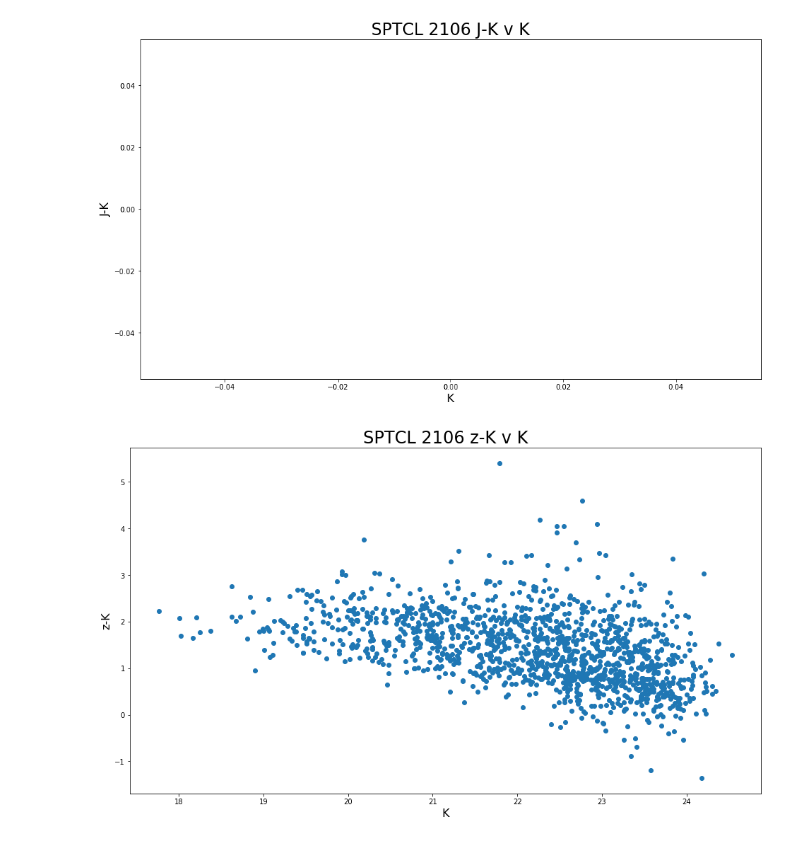
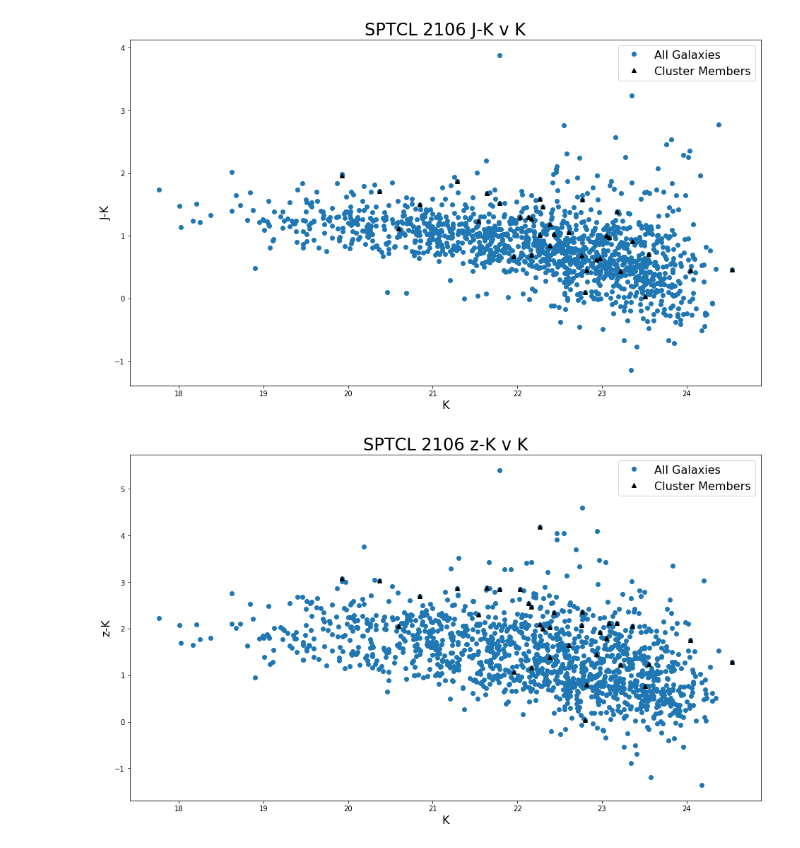
Before and after one commit to slafontaine1/GOGREEN-Color-Magnitude-Plots, a Jupyter notebook: SPTCL_2106_color_magnitude_plots.ipynb, the cells around one changed output. Drawn from its saved outputs; the diff is of its cells as text; code cells hidden in the pictures.

```diff
--- a/SPTCL_2106_color_magnitude_plots.ipynb
+++ b/SPTCL_2106_color_magnitude_plots.ipynb
@@ -5,6 +5,7 @@ from matplotlib import pyplot as plt
 
 UVJinfo = pd.read_csv('UBVJ_MASTER_SPTCL_2106.csv')
 KJzRinfo = pd.read_csv('SPTCL_2106_totalall_HAWKIKs_photom.csv')
+SPECZ_Match = pd.read_csv('SPTCL_2106_SPECZ_MATCHED.csv')
 
 ID = KJzRinfo.id
 k_flux = KJzRinfo.HAWKIKs_tot
@@ -18,6 +19,15 @@ CLUSTERZ = UVJinfo.CLUSTERZ
 indivz = UVJinfo.INDIVZ
 U_V = UVJinfo.U_V
 V_J = UVJinfo.V_J
+source = SPECZ_Match.source
+quality = SPECZ_Match.quality
+specZ = SPECZ_Match.spec_z
+
+
+#The Cluster Redshift from Balough et al.
+clustZ = 1.320
+#source(1=GOGREEN,2=GCLASS,3=SPT,4=FORS2,5=NED)
+zmember=-0.0066712819*(1+clustZ)+clustZ
 
 
 
@@ -43,7 +53,16 @@ for i in range(len(k_star)):
     a=a+1
 
 
-goodJK = np.where((k_star < 0.97) & (mask ==0) & (~np.isnan(J_K[i]) == True))
-goodzK = np.where((k_star < 0.97) & (mask ==0) & (~np.isnan(z_K[i]) == True))
-goodRK = np.where((k_star < 0.97) & (mask ==0) & (~np.isnan(R_K[i]) == True))
+goodJK = np.where((k_star < 0.97) & (mask ==0) & (~np.isnan(J_K) == True))
+goodzK = np.where((k_star < 0.97) & (mask ==0) & (~np.isnan(z_K) == True))
+goodRK = np.where((k_star < 0.97) & (mask ==0) & (~np.isnan(R_K) == True))
 goodUVJ = np.where((k_star < 0.97) & (mask ==0))
+
+print(JMINK[goodJK])
+
+#The Selection conditions for picking cluster members photometric redshifts within 0.05 of the cluster redshift.  These variables are the chosen indecies for quality members.
+
+i_goodJK_member = np.where((k_star < 0.97) & (mask ==0) & (~np.isnan(J_K) == True) & (abs(clustZ-indivz) < 0.05))
+i_goodzK_member = np.where((k_star < 0.97) & (mask ==0) & (~np.isnan(z_K) == True) & (abs(clustZ-indivz) < 0.05))
+i_goodRK_member = np.where((k_star < 0.97) & (mask ==0) & (~np.isnan(R_K) == True) & (abs(clustZ-indivz) < 0.05))
+i_goodUVJ_member = np.where((k_star < 0.97) & (mask ==0) & (abs(clustZ-indivz) < 0.05))
@@ -50,21 +77,25 @@ goodUVJ = np.where((k_star < 0.97) & (mask ==0))
 # %%
 title = 'SPTCL 2106'
 plt.figure(figsize=(16,9))
-plt.plot(KMAG[goodJK], JMINK[goodJK], 'o')
+plt.plot(KMAG[goodJK], JMINK[goodJK], 'o', label="All Galaxies")
+plt.plot(KMAG[i_goodJK_member], JMINK[i_goodJK_member], '^', color = 'black', label="Cluster Members")
 plt.title(title + ' J-K v K', fontsize = 24)
 plt.xlabel('K', fontsize = 16)
 plt.ylabel('J-K', fontsize = 16)
+plt.legend(fontsize=16)
 plt.show()
 # %% [output]
-[figure, old version]
+[figure, new version]
 # %%
 plt.figure(figsize=(16,9))
-plt.plot(KMAG[goodzK], zMINK[goodzK], 'o')
+plt.plot(KMAG[goodzK], zMINK[goodzK], 'o', label="All Galaxies")
+plt.plot(KMAG[i_goodzK_member], zMINK[i_goodzK_member], '^', color = 'black', label="Cluster Members")
 plt.title(title + ' z-K v K', fontsize = 24)
 plt.xlabel('K', fontsize = 16)
 plt.ylabel('z-K', fontsize = 16)
+plt.legend(fontsize=16)
 plt.show()
 # %% [output]
-[figure, old version]
+[figure, new version]
 # %%
 plt.figure(figsize=(16,9))
```
Also changed, not shown: parts of 4 cells of this notebook, 12 other files.
